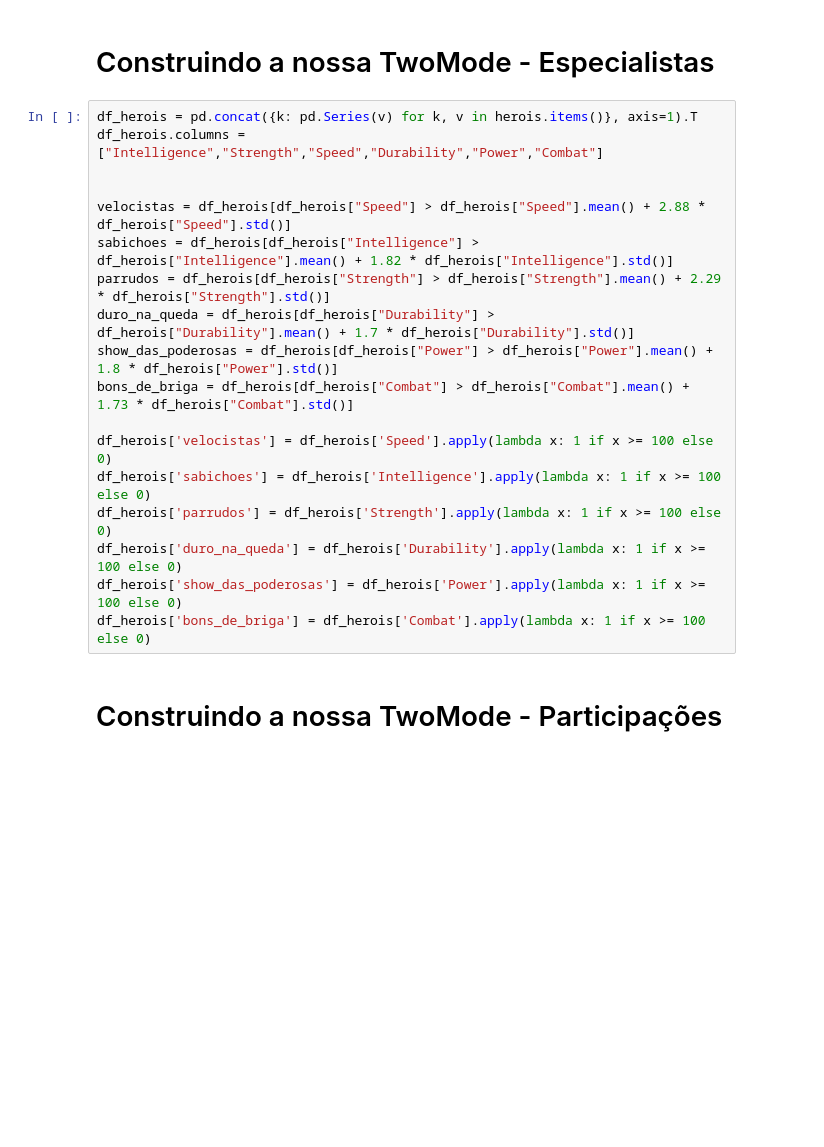
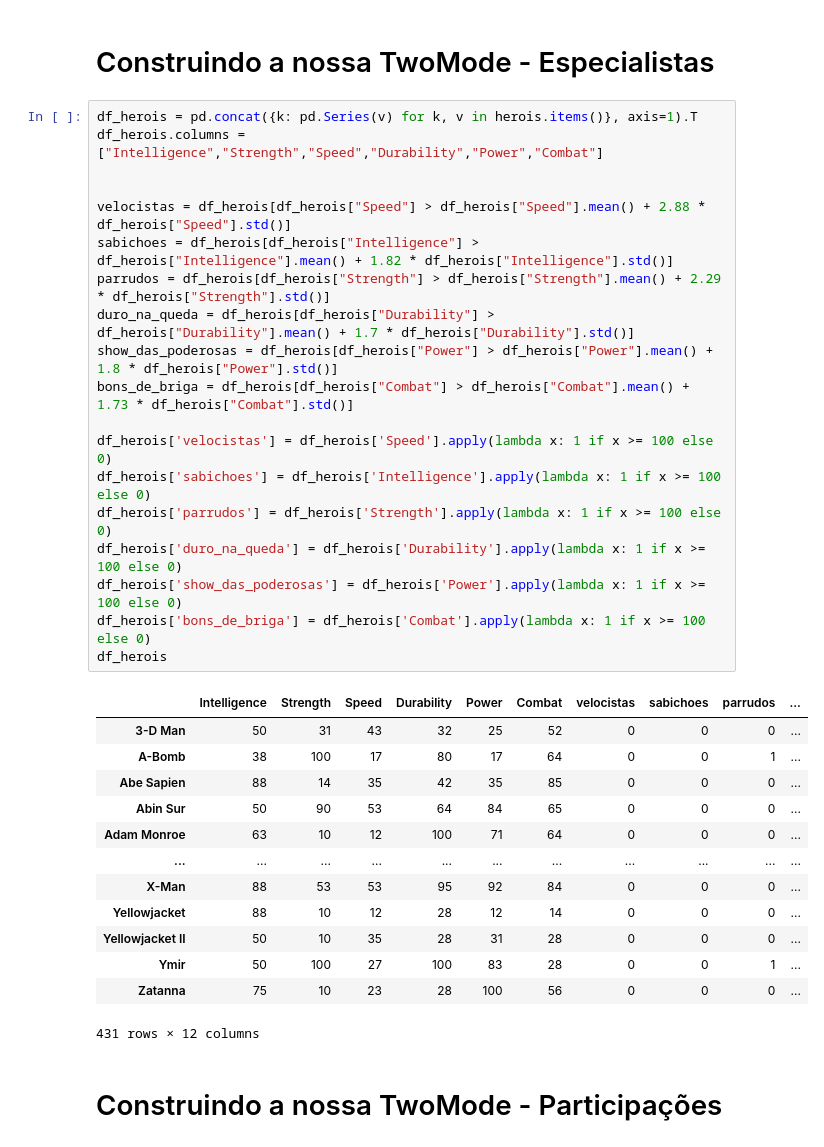
Before and after one commit to joaopmjm/RedesSociaisProjeto1, a Jupyter notebook: pipeline.ipynb, the cells around one changed output. Drawn from its saved outputs; the diff is of its cells as text; blank space fills up the shorter version.

```diff
--- a/pipeline.ipynb
+++ b/pipeline.ipynb
@@ -103,20 +110,35 @@ Numero de arestas 0
 # %%
 df_herois = pd.concat({k: pd.Series(v) for k, v in herois.items()}, axis=1).T
 df_herois.columns = ["Intelligence","Strength","Speed","Durability","Power","Combat"]
 
 
 velocistas = df_herois[df_herois["Speed"] > df_herois["Speed"].mean() + 2.88 * df_herois["Speed"].std()]
 sabichoes = df_herois[df_herois["Intelligence"] > df_herois["Intelligence"].mean() + 1.82 * df_herois["Intelligence"].std()]
 parrudos = df_herois[df_herois["Strength"] > df_herois["Strength"].mean() + 2.29 * df_herois["Strength"].std()]
 duro_na_queda = df_herois[df_herois["Durability"] > df_herois["Durability"].mean() + 1.7 * df_herois["Durability"].std()]
 show_das_poderosas = df_herois[df_herois["Power"] > df_herois["Power"].mean() + 1.8 * df_herois["Power"].std()]
 bons_de_briga = df_herois[df_herois["Combat"] > df_herois["Combat"].mean() + 1.73 * df_herois["Combat"].std()]
 
 df_herois['velocistas'] = df_herois['Speed'].apply(lambda x: 1 if x >= 100 else 0)
 df_herois['sabichoes'] = df_herois['Intelligence'].apply(lambda x: 1 if x >= 100 else 0)
 df_herois['parrudos'] = df_herois['Strength'].apply(lambda x: 1 if x >= 100 else 0)
 df_herois['duro_na_queda'] = df_herois['Durability'].apply(lambda x: 1 if x >= 100 else 0)
 df_herois['show_das_poderosas'] = df_herois['Power'].apply(lambda x: 1 if x >= 100 else 0)
 df_herois['bons_de_briga'] = df_herois['Combat'].apply(lambda x: 1 if x >= 100 else 0)
+df_herois
+# %% [output]
+|  | Intelligence | Strength | Speed | Durability | Power | Combat | velocistas | sabichoes | parrudos | ... |
+| 3-D Man | 50 | 31 | 43 | 32 | 25 | 52 | 0 | 0 | 0 | ... |
+| A-Bomb | 38 | 100 | 17 | 80 | 17 | 64 | 0 | 0 | 1 | ... |
+| Abe Sapien | 88 | 14 | 35 | 42 | 35 | 85 | 0 | 0 | 0 | ... |
+| Abin Sur | 50 | 90 | 53 | 64 | 84 | 65 | 0 | 0 | 0 | ... |
+| Adam Monroe | 63 | 10 | 12 | 100 | 71 | 64 | 0 | 0 | 0 | ... |
+| ... | ... | ... | ... | ... | ... | ... | ... | ... | ... | ... |
+| X-Man | 88 | 53 | 53 | 95 | 92 | 84 | 0 | 0 | 0 | ... |
+| Yellowjacket | 88 | 10 | 12 | 28 | 12 | 14 | 0 | 0 | 0 | ... |
+| Yellowjacket II | 50 | 10 | 35 | 28 | 31 | 28 | 0 | 0 | 0 | ... |
+| Ymir | 50 | 100 | 27 | 100 | 83 | 28 | 0 | 0 | 1 | ... |
+| Zatanna | 75 | 10 | 23 | 28 | 100 | 56 | 0 | 0 | 0 | ... |
+431 rows × 12 columns
 # %% [markdown]
 # Construindo a nossa TwoMode - Participações
```
Also changed, not shown: parts of 15 cells of this notebook.
